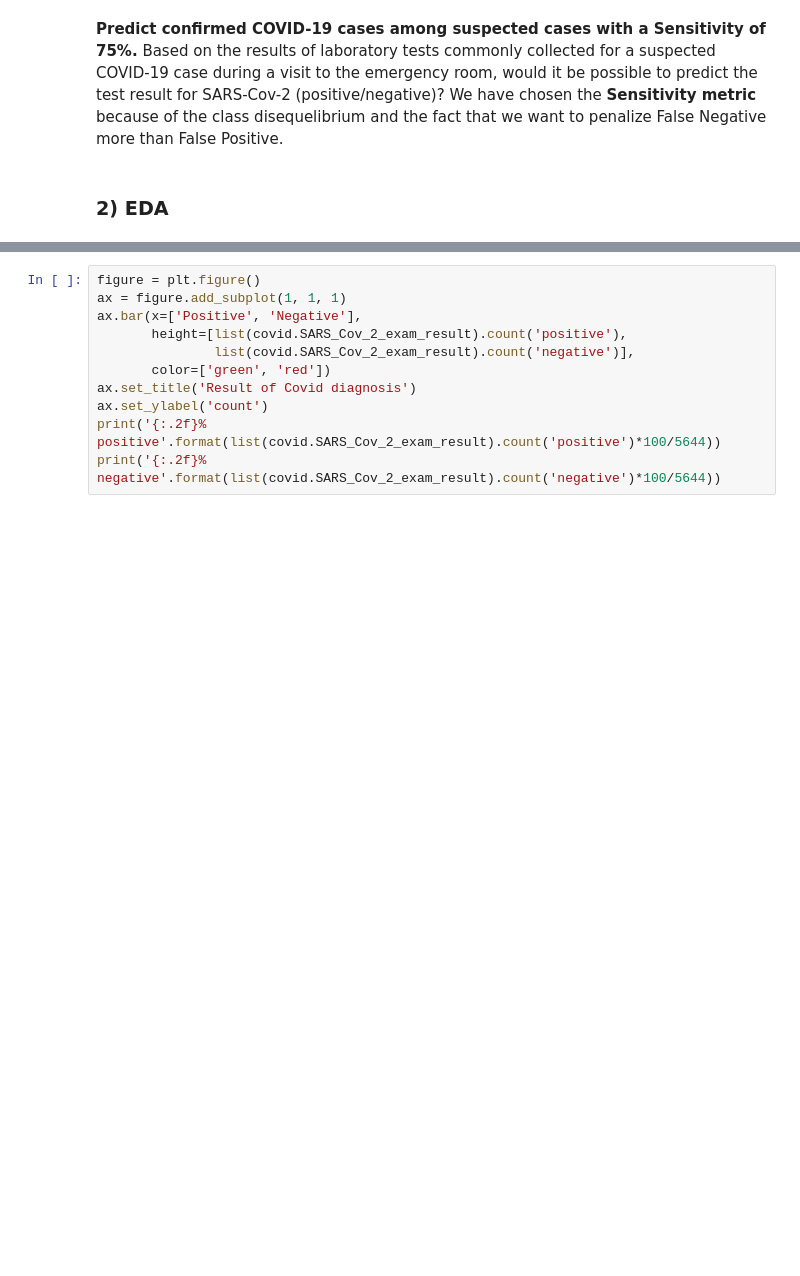
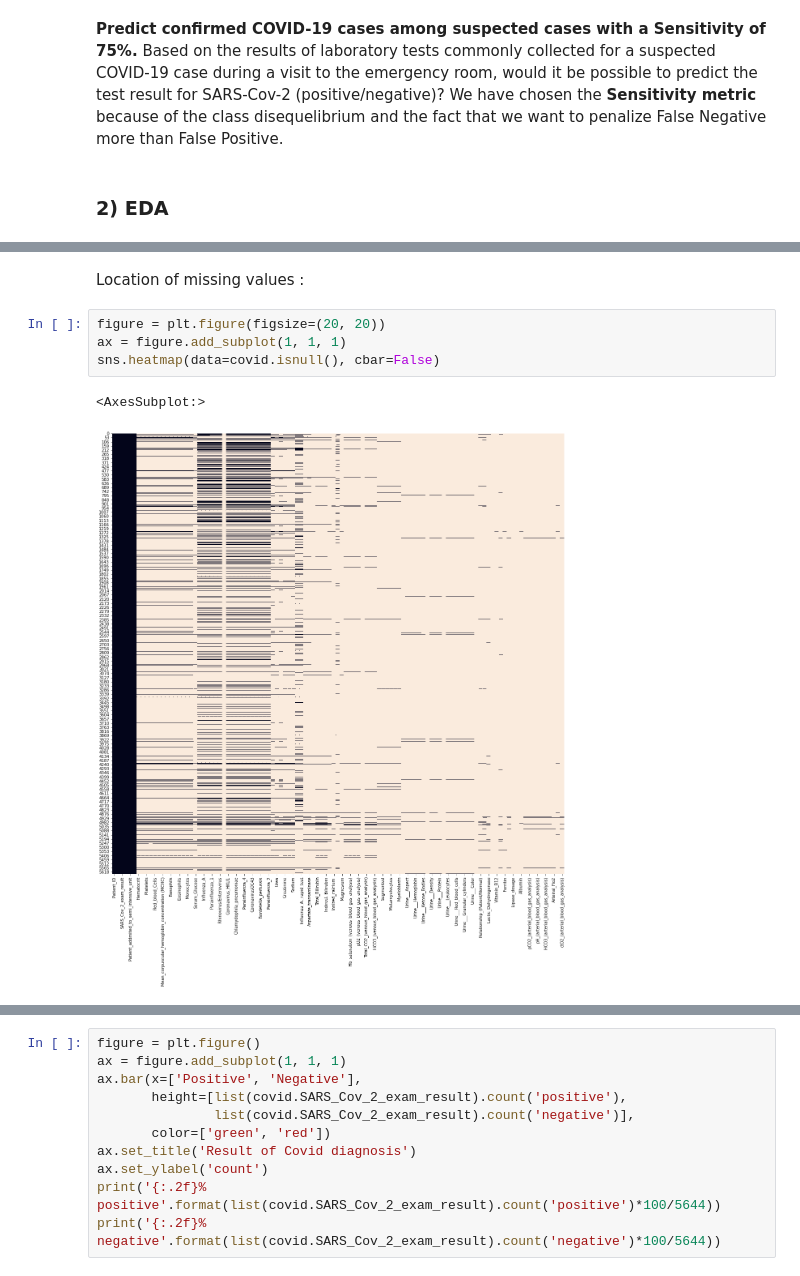
Before and after one commit to AnthonyJaquaniello/Machine_Learning, a Jupyter notebook: src/Covid.ipynb, the cells around one changed output, grey strips where cells are left out. Saved outputs shown, nothing was run; the diff lists cells and outputs as text; blank space fills up the shorter version.

```diff
--- a/src/Covid.ipynb
+++ b/src/Covid.ipynb
@@ -101,0 +123,9 @@ covid.describe(include=['int64', 'float64'])
+# %% [markdown]
+Location of missing values :
+# %%
+figure = plt.figure(figsize=(20, 20))
+ax = figure.add_subplot(1, 1, 1)
+sns.heatmap(data=covid.isnull(), cbar=False)
+# %% [output]
+<AxesSubplot:>
+[figure, added]
```
Also changed, not shown: parts of 32 cells of this notebook.
